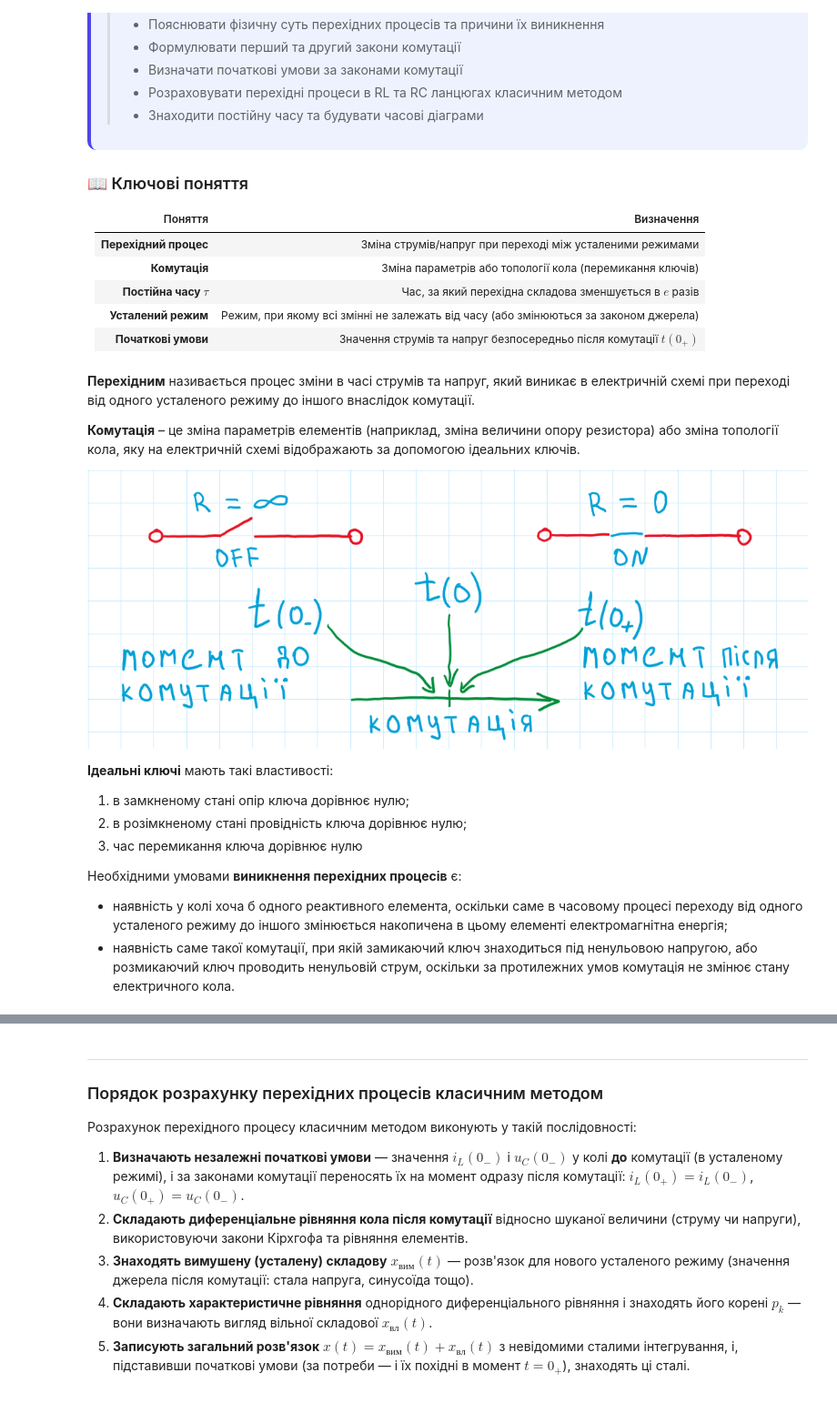
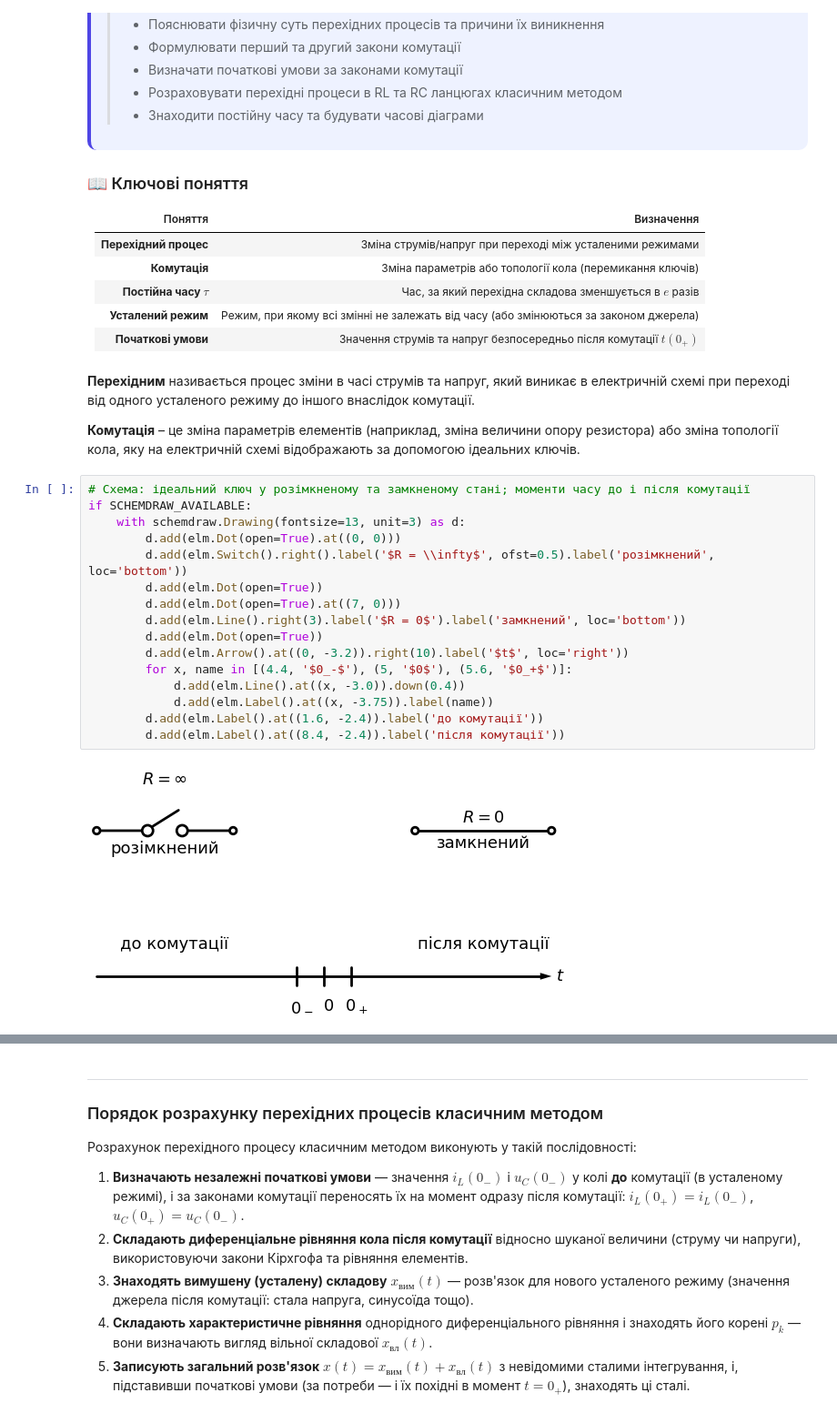
Before and after one commit to vim4all/Lectures_Basics_of_radio_electronics_in_Ukrainian, a Jupyter notebook: Основи радіотехніки_2_частина.ipynb, the cells around one changed output, grey strips where cells are left out. Shown at 91% size. Saved outputs shown, nothing was run; the diff lists cells and outputs as text.

```diff
--- a/Основи радіотехніки_2_частина.ipynb
+++ b/Основи радіотехніки_2_частина.ipynb
@@ -205,14 +207,21 @@ if SCHEMDRAW_AVAILABLE:
 **Перехідним** називається процес зміни в часі струмів та напруг, який виникає в електричній схемі при переході від одного усталеного режиму до іншого внаслідок комутації.
 
 **Комутація** – це зміна параметрів елементів (наприклад, зміна величини опору резистора) або зміна топології кола, яку на електричній схемі відображають за допомогою ідеальних ключів.
-
-![image-3.png](attachment:image-3.png)
-
-**Ідеальні ключі** мають такі властивості:
-1. в замкненому стані опір ключа дорівнює нулю;
-1. в розімкненому стані провідність ключа дорівнює нулю;
-1. час перемикання ключа дорівнює нулю
-
-Необхідними умовами **виникнення перехідних процесів** є:
-- наявність у колі хоча б одного реактивного елемента, оскільки саме в часовому процесі переходу від одного усталеного режиму до іншого змінюється накопичена в цьому елементі електромагнітна енергія;
-- наявність саме такої комутації, при якій замикаючий ключ знаходиться під ненульовою напругою, або розмикаючий ключ проводить ненульовій струм, оскільки за протилежних умов комутація не змінює стану електричного кола.
+# %%
+# Схема: ідеальний ключ у розімкненому та замкненому стані; моменти часу до і після комутації
+if SCHEMDRAW_AVAILABLE:
+    with schemdraw.Drawing(fontsize=13, unit=3) as d:
+        d.add(elm.Dot(open=True).at((0, 0)))
+        d.add(elm.Switch().right().label('$R = \\infty$', ofst=0.5).label('розімкнений', loc='bottom'))
+        d.add(elm.Dot(open=True))
+        d.add(elm.Dot(open=True).at((7, 0)))
+        d.add(elm.Line().right(3).label('$R = 0$').label('замкнений', loc='bottom'))
+        d.add(elm.Dot(open=True))
+        d.add(elm.Arrow().at((0, -3.2)).right(10).label('$t$', loc='right'))
+        for x, name in [(4.4, '$0_-$'), (5, '$0$'), (5.6, '$0_+$')]:
+            d.add(elm.Line().at((x, -3.0)).down(0.4))
+            d.add(elm.Label().at((x, -3.75)).label(name))
+        d.add(elm.Label().at((1.6, -2.4)).label('до комутації'))
+        d.add(elm.Label().at((8.4, -2.4)).label('після комутації'))
+# %% [output]
+[figure, added]
```
Also changed, not shown: parts of 50 cells of this notebook, 1 other file.
